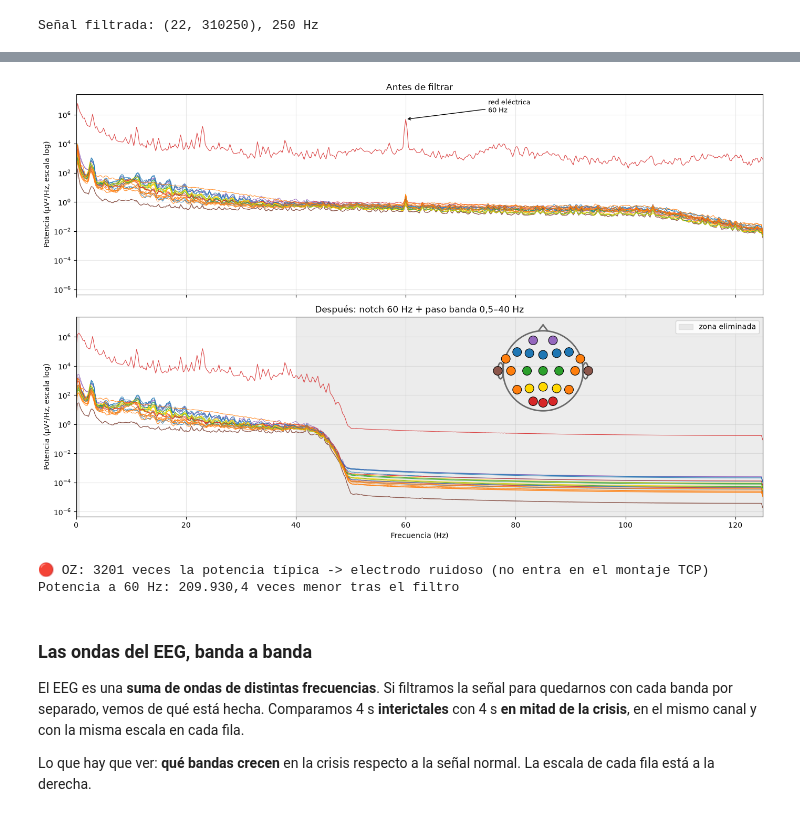
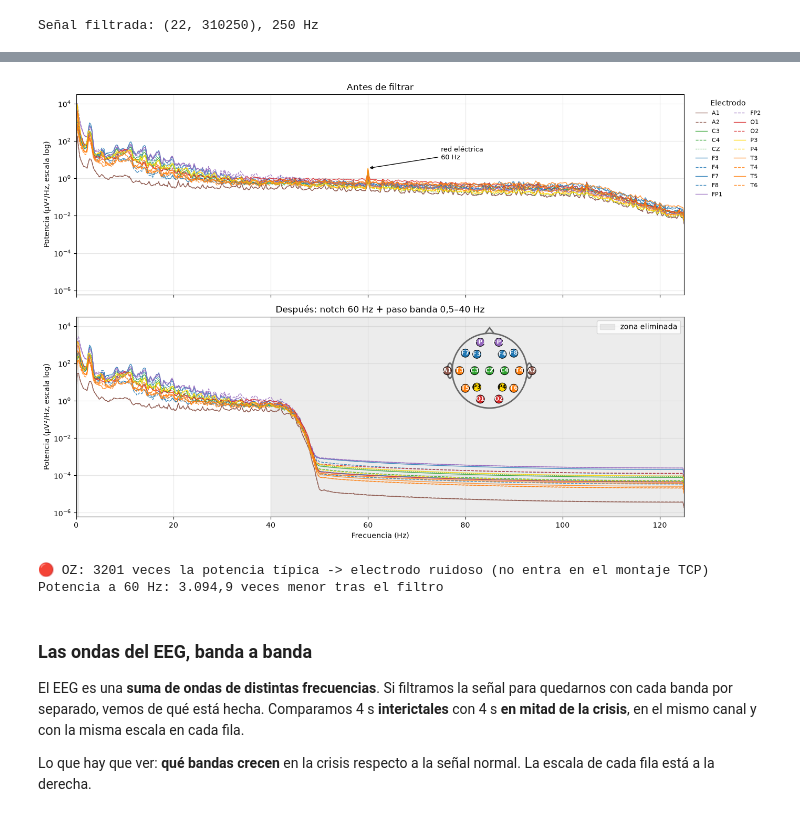
Before and after one commit to danielgomezpascual/TFM-IA, a Jupyter notebook: 03.Codigo/ALMA/fase_01/03v_visualizacion_crisis.ipynb, the cells around one changed output, grey strips where cells are left out. Drawn from its saved outputs; the diff is of its cells as text; code cells hidden in the pictures.

Commit message:
3v. Analisis de datos de EEG. primera se estudia como se ven las cosas para posterioemtne realizar un análisis de cada tipo de crisis

```diff
--- a/03.Codigo/ALMA/fase_01/03v_visualizacion_crisis.ipynb
+++ b/03.Codigo/ALMA/fase_01/03v_visualizacion_crisis.ipynb
@@ -446,12 +462,17 @@ Leemos los dos ficheros de anotaciones (formato explicado en la sección 5 del n
 # %%
 anot_bi = leer_anotaciones(ruta_edf, binarias=True)
 anot_canal = leer_anotaciones(ruta_edf)
+
+# Columnas en minutos, para cruzarlas con la línea de tiempo de abajo (que va en minutos)
+for anot in (anot_bi, anot_canal):
+    anot['inicio_min'] = (anot.start_time / 60).round(2)
+    anot['fin_min'] = (anot.stop_time / 60).round(2)
 
 print('.csv_bi (binarias):')
 display(tabla_con_iconos(anot_bi, columnas=['label']))
 print(f'.csv (por canal): {len(anot_canal)} filas. Canales con crisis en cada evento:')
 display(tabla_con_iconos(anot_canal[anot_canal.label != 'bckg']
-                         .groupby(['start_time', 'stop_time', 'label']).channel.nunique()
+                         .groupby(['start_time', 'stop_time', 'inicio_min', 'fin_min', 'label']).channel.nunique()
                          .rename('nº canales TCP').to_frame()))
 
 # Línea de tiempo de las anotaciones: arriba el .csv_bi, debajo el .csv canal a canal
@@ -631,11 +660,18 @@ Qué buscar:
 - Si una línea va **muy por encima** del resto, ese electrodo es **ruidoso** (mal contacto). Lo detectamos automáticamente debajo de la figura.
 - Con referencia de orejas (`-LE`), las líneas marrones (`A1`, `A2`) van por debajo: la oreja se mide casi contra sí misma.
 # %%
+# Electrodos a dibujar: lista (p. ej. ['FP1', 'FP2']) o None para todos
+#ELECTRODOS_PSD = ['FP1', 'O1']
+ELECTRODOS_PSD = electrodos_tcp
+
 eeg = raw.copy().pick(electrodos)
 eeg_filtrado = eeg.copy().notch_filter(NOTCH_HZ, verbose='error').filter(*FILTRO_HZ, verbose='error')
+
 # Espectro de Welch con ventanas de 4 s (resolución de 0,25 Hz). MNE lo da en V²/Hz -> ×1e12 = µV²/Hz
-psd_antes = eeg.compute_psd(method='welch', fmax=FS / 2, n_fft=int(4 * FS), verbose='error')
-psd_despues = eeg_filtrado.compute_psd(method='welch', fmax=FS / 2, n_fft=int(4 * FS), verbose='error')
+psd_antes = eeg.compute_psd(method='welch', fmax=FS / 2, n_fft=int(4 * FS), picks=ELECTRODOS_PSD,
+                            verbose='error')
+psd_despues = eeg_filtrado.compute_psd(method='welch', fmax=FS / 2, n_fft=int(4 * FS), picks=ELECTRODOS_PSD,
+                                       verbose='error')
 
 # Un panel debajo del otro, con los mismos ejes, para comparar antes y después
 fig, ejes = plt.subplots(2, 1, figsize=(14, 9), sharex=True, sharey=True)
@@ -644,47 +680,54 @@ for ax, psd, titulo in [(ejes[0], psd_antes, 'Antes de filtrar'),
                                                f'{numero_legible(FILTRO_HZ[0])}–{FILTRO_HZ[1]} Hz')]:
     datos = psd.get_data() * 1e12
     for nombre, fila in zip(psd.ch_names, datos):
-        ax.semilogy(psd.freqs, fila, color=COLORES_REGION[region_electrodo(nombre)], linewidth=0.8, alpha=0.85)
+        # Color = región; tipo de línea = lado de la cabeza (FP1 continua, FP2 discontinua)
+        ax.semilogy(psd.freqs, fila, color=COLORES_REGION[region_electrodo(nombre)],
+                    linestyle=ESTILOS_LADO[lado_electrodo(nombre)], linewidth=1, alpha=0.85, label=nombre)
     ax.set_xlim(0, FS / 2)
     ax.set_ylabel('Potencia (µV²/Hz, escala log)')
     ax.set_title(titulo)
     ax.grid(True, alpha=0.3)
 ejes[1].set_xlabel('Frecuencia (Hz)')
 pico_60 = psd_antes.get_data(fmin=59, fmax=61).max() * 1e12
 ejes[0].annotate('red eléctrica\n60 Hz', xy=(60, pico_60), xytext=(75, pico_60 * 3), fontsize=9,
                  arrowprops=dict(arrowstyle='->'))
 ejes[1].axvspan(0, FILTRO_HZ[0], color='gray', alpha=0.15)
 ejes[1].axvspan(FILTRO_HZ[1], FS / 2, color='gray', alpha=0.15, label='zona eliminada')
-ejes[1].legend(loc='upper right')
+# Leyenda con el nombre de cada electrodo, fuera del gráfico (a la derecha) para no tapar las líneas
+ejes[0].legend(loc='upper left', bbox_to_anchor=(1.01, 1), fontsize=8, title='Electrodo',
+               ncol=1 if len(psd_antes.ch_names) <= 12 else 2, frameon=False)
+ejes[1].legend(handles=ejes[1].get_legend_handles_labels()[0][-1:], loc='upper right')
 # Escala log en potencias de 10: el rango abarca muchos órdenes de magnitud
 
-# Cabeza pequeña con los colores de cada región, como en los espectros de MNE
+# Cabeza pequeña con los electrodos dibujados, en sus colores
 ax_cabeza = ejes[1].inset_axes([0.6, 0.5, 0.16, 0.48])   # en la zona eliminada, que está vacía
 dibujar_contorno(ax_cabeza)
-dibujar_electrodos(ax_cabeza, electrodos, tamano=0.11, etiquetas=False)
+dibujar_electrodos(ax_cabeza, psd_antes.ch_names, tamano=0.11, etiquetas=True)
 fig.tight_layout()
 fig.savefig(RUTA_FIGURAS / 'espectro_antes_despues_filtro.png', dpi=150, bbox_inches='tight')
 plt.show()
 
-# Electrodos ruidosos: potencia media más de 10 veces la mediana de todos
-potencia_media = pd.Series(psd_antes.get_data(fmax=40).mean(axis=1), index=psd_antes.ch_names)
+# Electrodos ruidosos: potencia media más de 10 veces la mediana. Siempre con TODOS los electrodos,
+# aunque arriba se dibujen solo unos pocos (con dos electrodos la mediana no significaría nada)
+psd_todos = eeg.compute_psd(method='welch', fmax=40, n_fft=int(4 * FS), verbose='error')
+potencia_media = pd.Series(psd_todos.get_data().mean(axis=1), index=psd_todos.ch_names)
 ruidosos = potencia_media[potencia_media > 10 * potencia_media.median()]
 for e, p in ruidosos.items():
     print(f'🔴 {e}: {p / potencia_media.median():.0f} veces la potencia típica -> electrodo ruidoso '
           f'({"entra" if e in electrodos_tcp else "no entra"} en el montaje TCP)')
 if ruidosos.empty:
     print('Ningún electrodo destaca por exceso de potencia.')
 
 
 def potencia_cerca(psd, f0, ancho=1):
     return psd.get_data(fmin=f0 - ancho, fmax=f0 + ancho).mean()
 
 print(f'Potencia a 60 Hz: {numero_legible(potencia_cerca(psd_antes, 60) / potencia_cerca(psd_despues, 60))} veces '
       f'menor tras el filtro')
 # %% [output]
-[figure, old version]
+[figure, new version]
 🔴 OZ: 3201 veces la potencia típica -> electrodo ruidoso (no entra en el montaje TCP)
-Potencia a 60 Hz: 209.930,4 veces menor tras el filtro
+Potencia a 60 Hz: 3.094,9 veces menor tras el filtro
 # %% [markdown]
 ### Las ondas del EEG, banda a banda
 
```
Also changed, not shown: parts of 13 cells of this notebook, 28 other files.
